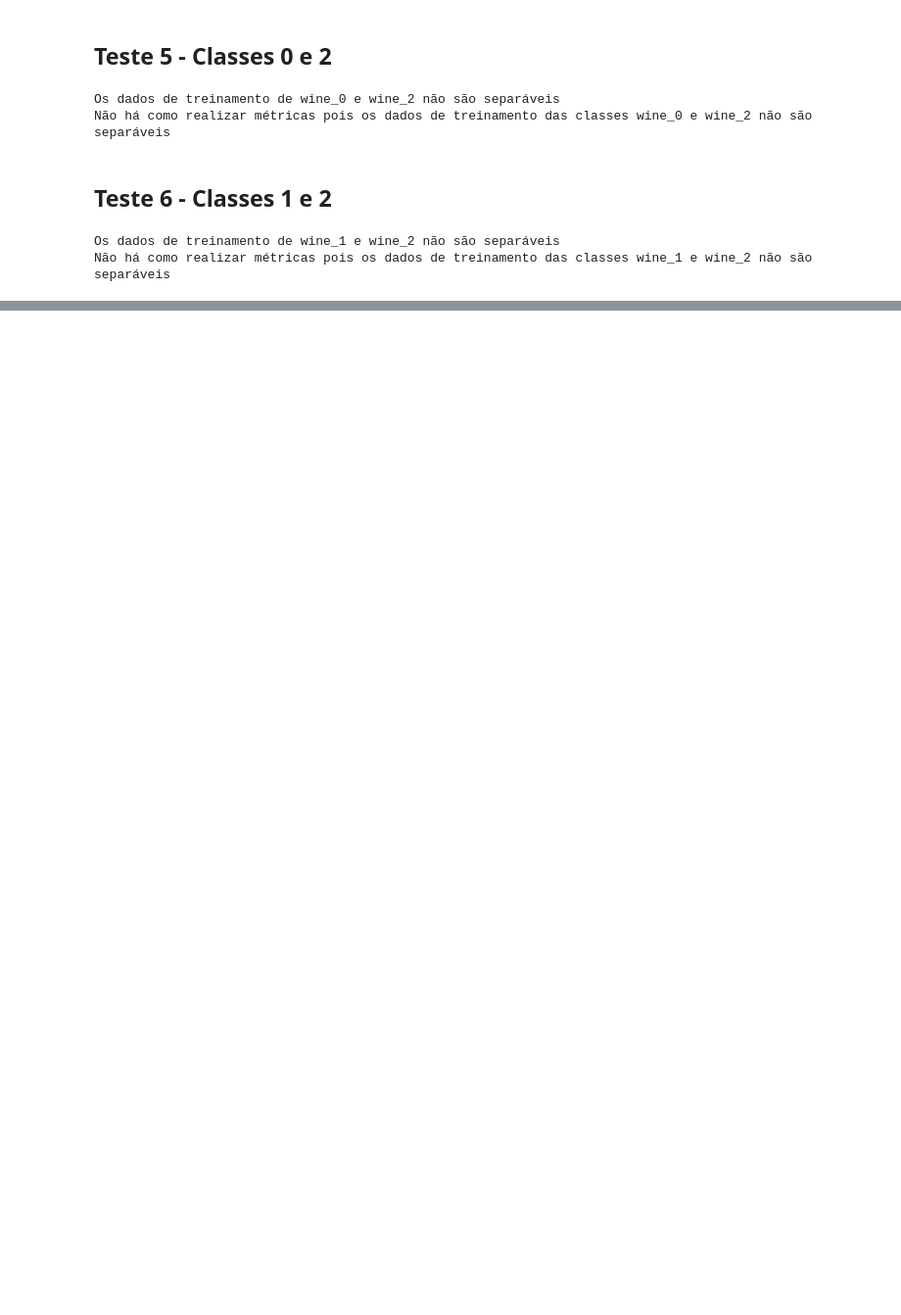
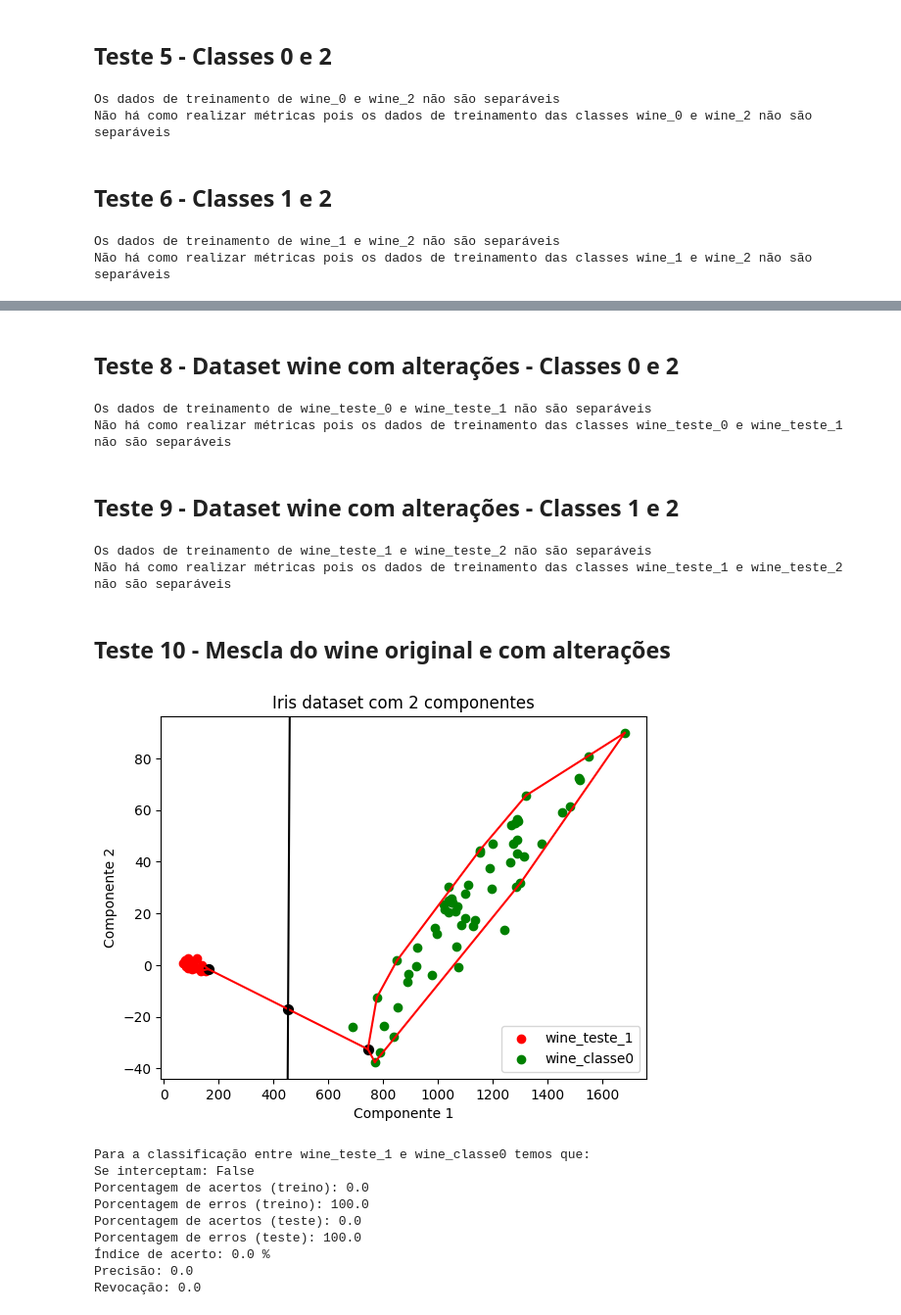
Before and after one commit to juanmbraga/linear-classifier-with-computational-geometry, a Jupyter notebook: Geometria Computacional e Classificação Linear.ipynb, the cells around one changed output, grey strips where cells are left out. Shown at 98% size. Cells and saved outputs as stored; diff of their text form; code cells hidden in the pictures; blank space fills up the shorter version.

```diff
--- a/Geometria Computacional e Classificação Linear.ipynb
+++ b/Geometria Computacional e Classificação Linear.ipynb
@@ -937,11 +930,11 @@ wine = load_wine()
 
 wine_data = wine.data
 
-wine_data = wine_data[:, [2,4,6,10]]
+wine_data = wine_data[:, [2,4,5,6,10]]
 
 svd = TruncatedSVD(n_components=2)
-wine_teste7 = svd.fit_transform(wine_data)
+wine_teste = svd.fit_transform(wine_data)
 
-wine_teste7_0 = wine_teste7[wine.target == 0]
-wine_teste7_1 = wine_teste7[wine.target == 1]
-wine_teste7_2 = wine_teste7[wine.target == 2]
+wine_teste_0 = wine_teste[wine.target == 0]
+wine_teste_1 = wine_teste[wine.target == 1]
+wine_teste_2 = wine_teste[wine.target == 2]
@@ -1054,0 +947,32 @@ Os dados de treinamento de Classe 0 e Classe 2 não são separáveis
+# %% [markdown]
+## Teste 8 - Dataset wine com alterações - Classes 0 e 2
+# %%
+teste8 = Classificador(wine_teste_0, wine_teste_1, "wine_teste_0", "wine_teste_1")
+teste8.exibir_metricas()
+# %% [output]
+Os dados de treinamento de wine_teste_0 e wine_teste_1 não são separáveis
+Não há como realizar métricas pois os dados de treinamento das classes wine_teste_0 e wine_teste_1 não são separáveis
+# %% [markdown]
+## Teste 9 - Dataset wine com alterações - Classes 1 e 2
+# %%
+teste9 = Classificador(wine_teste_1, wine_teste_2, "wine_teste_1", "wine_teste_2")
+teste9.exibir_metricas()
+# %% [output]
+Os dados de treinamento de wine_teste_1 e wine_teste_2 não são separáveis
+Não há como realizar métricas pois os dados de treinamento das classes wine_teste_1 e wine_teste_2 não são separáveis
+# %% [markdown]
+## Teste 10 - Mescla do wine original e com alterações
+# %%
+teste10 = Classificador(wine_teste_1, wine_classe0, "wine_teste_1", "wine_classe0")
+teste10.exibir_metricas()
+# %% [output]
+[figure, added]
+Para a classificação entre wine_teste_1 e wine_classe0 temos que:
+Se interceptam: False
+Porcentagem de acertos (treino): 0.0
+Porcentagem de erros (treino): 100.0
+Porcentagem de acertos (teste): 0.0
+Porcentagem de erros (teste): 100.0
+Índice de acerto: 0.0 %
+Precisão: 0.0
+Revocação: 0.0
```
Also changed, not shown: parts of 22 cells of this notebook.
